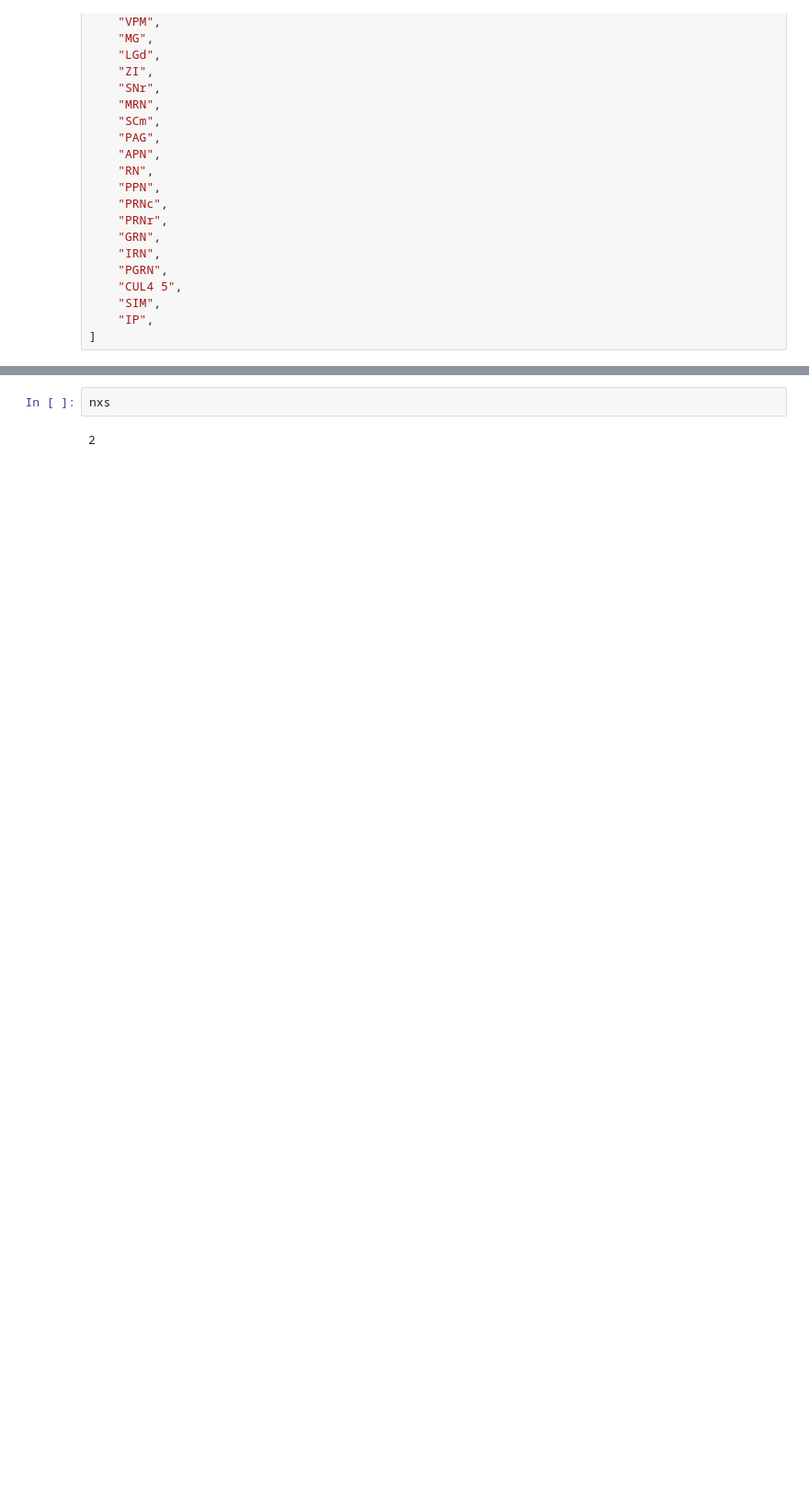
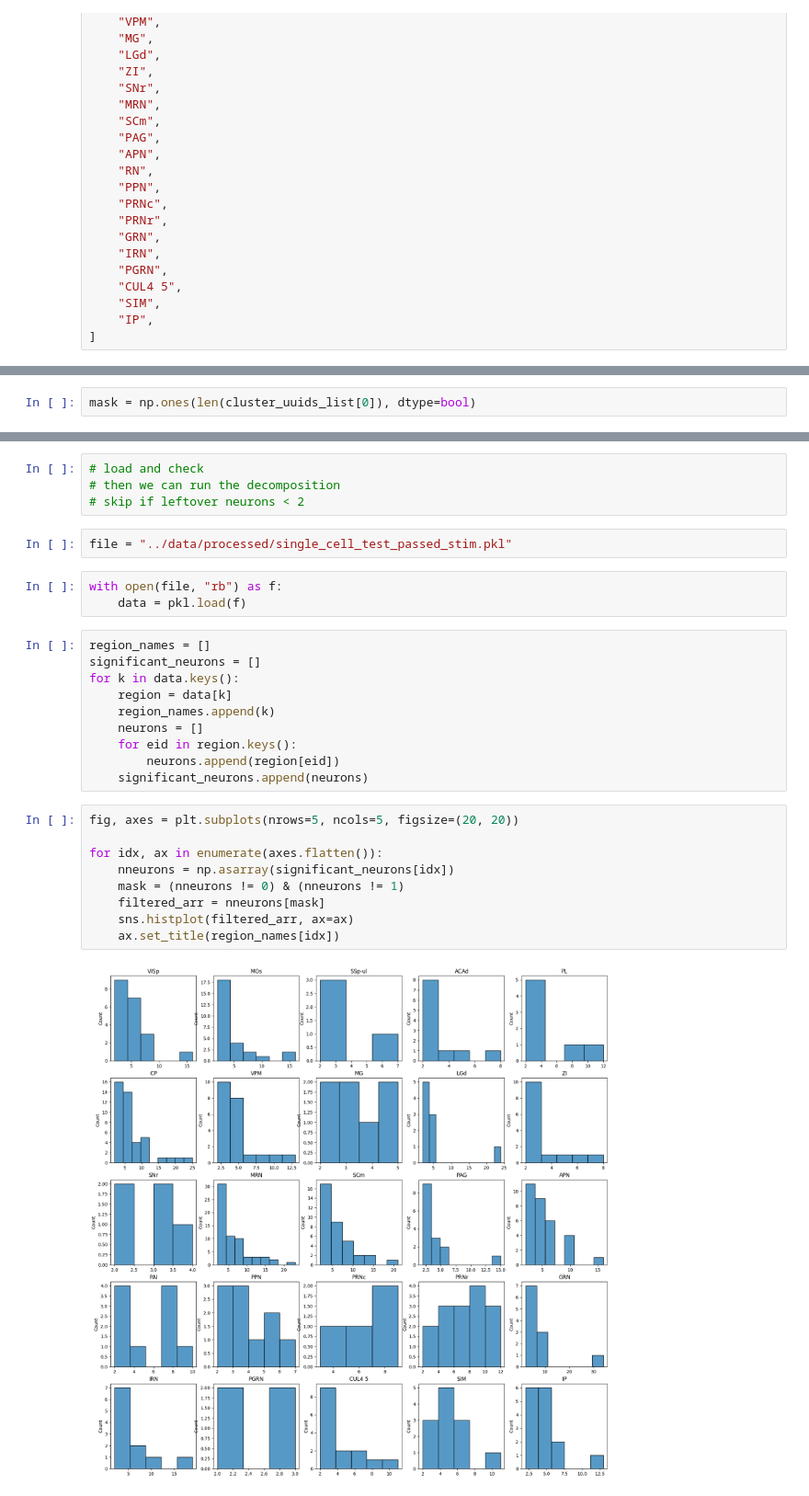
Before and after one commit to debottamKundu/ibl-partial-info-decomp, a Jupyter notebook: notebooks/single_cell_results.ipynb, the cells around one changed output, grey strips where cells are left out. Shown at 92% size. Drawn from its saved outputs; the diff is of its cells as text; blank space fills up the shorter version.

```diff
--- a/notebooks/single_cell_results.ipynb
+++ b/notebooks/single_cell_results.ipynb
@@ -122,0 +121,2 @@ nxs = len(list(set(cluster_uuids_list[0]).intersection(set(nice_neurons))))
+# %%
+mask = np.ones(len(cluster_uuids_list[0]), dtype=bool)
@@ -123,4 +129,30 @@ nxs = len(list(set(cluster_uuids_list[0]).intersection(set(nice_neurons))))
 # %%
-nxs
+# load and check
+# then we can run the decomposition
+# skip if leftover neurons < 2
-# %% [output]
-2
+# %%
+file = "../data/processed/single_cell_test_passed_stim.pkl"
+# %%
+with open(file, "rb") as f:
+    data = pkl.load(f)
+# %%
+region_names = []
+significant_neurons = []
+for k in data.keys():
+    region = data[k]
+    region_names.append(k)
+    neurons = []
+    for eid in region.keys():
+        neurons.append(region[eid])
+    significant_neurons.append(neurons)
+# %%
+fig, axes = plt.subplots(nrows=5, ncols=5, figsize=(20, 20))
+
+for idx, ax in enumerate(axes.flatten()):
+    nneurons = np.asarray(significant_neurons[idx])
+    mask = (nneurons != 0) & (nneurons != 1)
+    filtered_arr = nneurons[mask]
+    sns.histplot(filtered_arr, ax=ax)
+    ax.set_title(region_names[idx])
+# %% [output]
+[figure, added]
```
Also changed, not shown: parts of 12 cells of this notebook, 5 other files.
